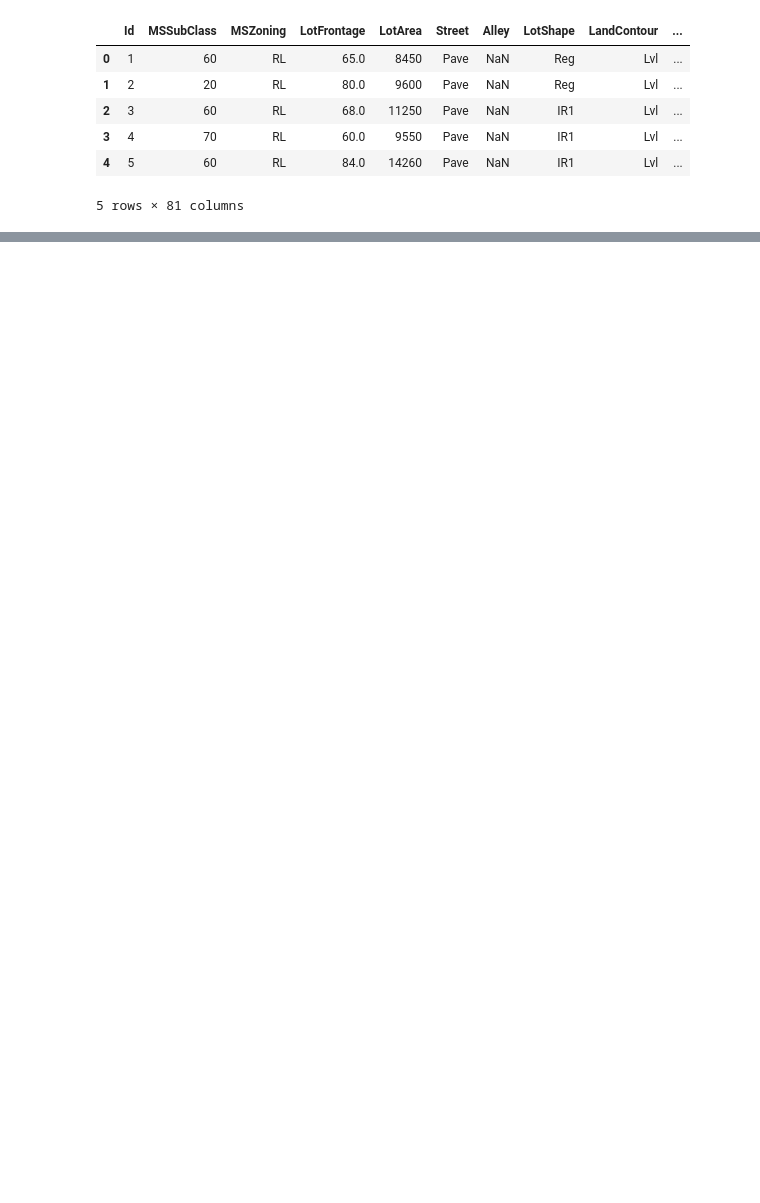
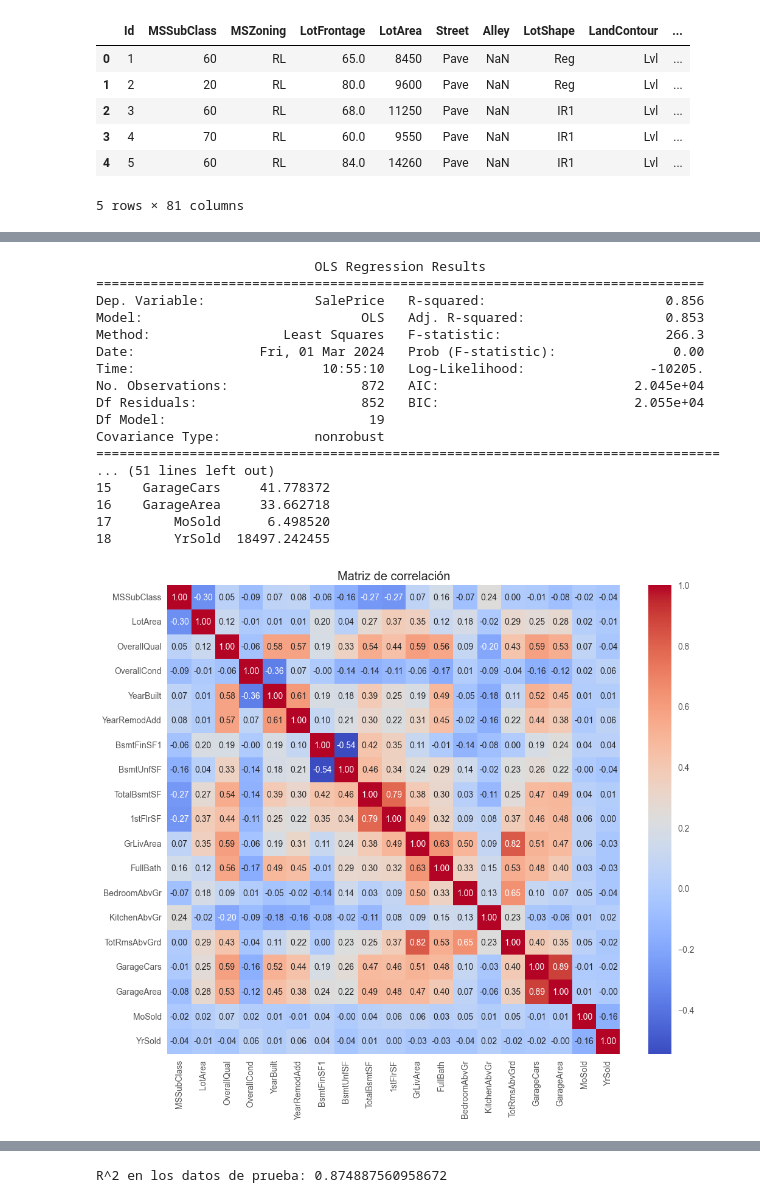
Before and after one commit to estebandonis/HT3-MineriadeDatos, a Jupyter notebook: lab3.ipynb, the cells around one changed output, grey strips where cells are left out. Cells and saved outputs as stored; diff of their text form; code cells hidden in the pictures; blank space fills up the shorter version.

```diff
--- a/lab3.ipynb
+++ b/lab3.ipynb
@@ -445,0 +240,66 @@ ValueError: Mean Squared Logarithmic Error cannot be used when targets contain n
+# %%
+#Pregunta 9
+import pandas as pd
+import numpy as np
+import statsmodels.api as sm
+import seaborn as sns
+import matplotlib.pyplot as plt
+from statsmodels.stats.outliers_influence import variance_inflation_factor
+
+# Añadir una constante para el término de intercepción
+X_train_const = sm.add_constant(X_train)
+
+# Modelo de regresión lineal
+model = sm.OLS(y_train, X_train_const).fit()
+
+# Resumen del modelo
+print(model.summary())
+
+# Análisis de multicolinealidad (VIF)
+vif_data = pd.DataFrame()
+vif_data["Feature"] = X_train.columns
+vif_data["VIF"] = [variance_inflation_factor(X_train.values, i) for i in range(len(X_train.columns))]
+print("\nAnálisis de multicolinealidad (VIF):")
+print(vif_data)
+
+# Matriz de correlación
+correlation_matrix = X_train.corr()
+plt.figure(figsize=(12, 10))
+sns.heatmap(correlation_matrix, annot=True, cmap="coolwarm", fmt=".2f", annot_kws={"size": 10})
+plt.title("Matriz de correlación")
+plt.show()
+
+# Análisis de residuos
+residuals = y_train - model.predict(X_train_const)
+plt.scatter(model.predict(X_train_const), residuals)
+plt.axhline(y=0, color='red', linestyle='--')
+plt.xlabel('Predicted Sale Price')
+plt.ylabel('Residuals')
+plt.title('Residual Plot')
+plt.show()
+
+# Evaluar el modelo en los datos de prueba
+X_test_const = sm.add_constant(X_test)
+test_predictions = model.predict(X_test_const)
+test_residuals = y_test - test_predictions
+test_r_squared = r2_score(y_test, test_predictions)
+print("\nR^2 en los datos de prueba:", test_r_squared)
+# %% [output]
+                            OLS Regression Results
+==============================================================================
+Dep. Variable:              SalePrice   R-squared:                       0.856
+Model:                            OLS   Adj. R-squared:                  0.853
+Method:                 Least Squares   F-statistic:                     266.3
+Date:                Fri, 01 Mar 2024   Prob (F-statistic):               0.00
+Time:                        10:55:10   Log-Likelihood:                -10205.
+No. Observations:                 872   AIC:                         2.045e+04
+Df Residuals:                     852   BIC:                         2.055e+04
+Df Model:                          19
+Covariance Type:            nonrobust
+================================================================================
+... (51 lines left out)
+15    GarageCars     41.778372
+16    GarageArea     33.662718
+17        MoSold      6.498520
+18        YrSold  18497.242455
+[figure, added]
@@ -445,0 +307 @@ ValueError: Mean Squared Logarithmic Error cannot be used when targets contain n
+R^2 en los datos de prueba: 0.874887560958672
```
Also changed, not shown: parts of 23 cells of this notebook.
